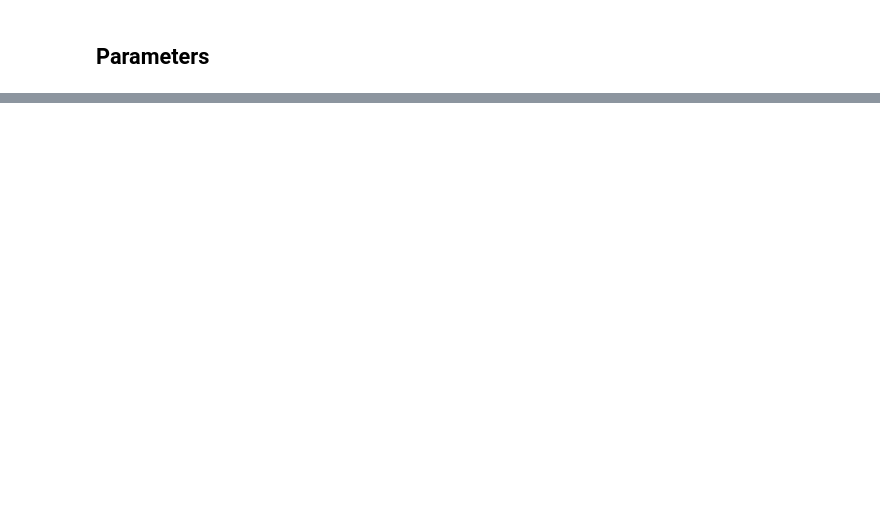
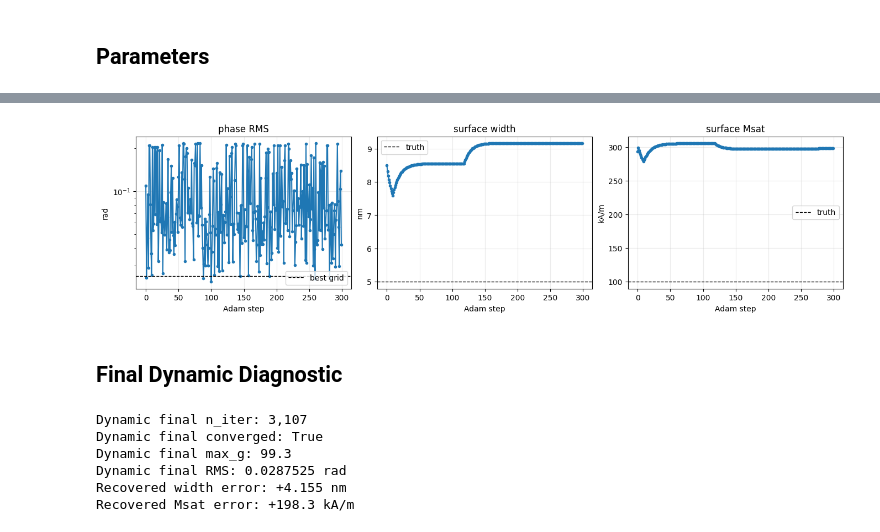
Before and after one commit to LiberTEM/LiberTEM-holo, a Jupyter notebook: notebooks/MBIR/neuralmag_cube_surface_fit.ipynb, the cells around one changed output, grey strips where cells are left out. Drawn from its saved outputs; the diff is of its cells as text; code cells hidden in the pictures; blank space fills up the shorter version.

Commit message:
first result in for fitting of cube

```diff
--- a/notebooks/MBIR/neuralmag_cube_surface_fit.ipynb
+++ b/notebooks/MBIR/neuralmag_cube_surface_fit.ipynb
@@ -425,0 +790,73 @@ plot_m_components_and_phase(
+# %%
+history = fit_result["history"]
+steps = np.array([row["step"] for row in history], dtype=np.int64)
+rms = np.array([row["loss"] for row in history], dtype=np.float64)
+width_hist = np.array([row["width_nm"] for row in history], dtype=np.float64)
+msat_hist = np.array([row["surface_msat_a_per_m"] for row in history], dtype=np.float64)
+
+fig, axs = plt.subplots(1, 3, figsize=(13.5, 3.5), constrained_layout=True)
+axs[0].semilogy(steps, np.maximum(rms, 1e-30), marker="o", ms=3)
+axs[0].axhline(best_grid_loss, color="k", lw=1.0, ls="--", label="best grid")
+axs[0].set_title("phase RMS")
+axs[0].set_xlabel("Adam step")
+axs[0].set_ylabel("rad")
+axs[0].grid(True, alpha=0.25)
+axs[0].legend()
+
+axs[1].plot(steps, width_hist, marker="o", ms=3)
+axs[1].axhline(truth_surface_width_nm, color="k", lw=1.0, ls="--", label="truth")
+axs[1].set_title("surface width")
+axs[1].set_xlabel("Adam step")
+axs[1].set_ylabel("nm")
+axs[1].grid(True, alpha=0.25)
+axs[1].legend()
+
+axs[2].plot(steps, msat_hist / 1e3, marker="o", ms=3)
+axs[2].axhline(truth_surface_msat_a_per_m / 1e3, color="k", lw=1.0, ls="--", label="truth")
+axs[2].set_title("surface Msat")
+axs[2].set_xlabel("Adam step")
+axs[2].set_ylabel("kA/m")
+axs[2].grid(True, alpha=0.25)
+axs[2].legend()
+plt.show()
+# %% [output]
+[figure, added]
+# %% [markdown]
+## Final Dynamic Diagnostic
+# %%
+final_ms_field, final_kc_field = fit_material_fields(
+    fit_result["width_nm"],
+    fit_result["surface_msat_a_per_m"],
+)
+final_m_node, final_info = fit_minimizer.solve(
+    input_m_node,
+    final_ms_field,
+    final_kc_field,
+    tol=fit_inner_tol,
+    max_iter=fit_dynamic_max_iter,
+    return_info=True,
+)
+final_m_cell_dynamic = np.asarray(jax.device_get(cell_from_node_jax(final_m_node)), dtype=np.float64)
+final_phase_yx = np.asarray(jax.device_get(phase_from_cell_jax(
+    jnp.asarray(final_m_cell_dynamic, dtype=solver_dtype),
+    final_ms_field
+)), dtype=np.float64)
+final_phase_crop = final_phase_yx[target_crop_y, target_crop_x]
+final_dynamic_rms = float(np.asarray(jax.device_get(mean_subtracted_rms(
+    jnp.asarray(final_phase_crop, dtype=solver_dtype),
+    target_phase_crop_jax,
+))))
+
+print(f"Dynamic final n_iter: {int(np.asarray(final_info['n_iter'])):,}")
+print(f"Dynamic final converged: {bool(np.asarray(final_info['converged']))}")
+print(f"Dynamic final max_g: {float(np.asarray(final_info['max_g'])):.3g}")
+print(f"Dynamic final RMS: {final_dynamic_rms:.6g} rad")
+print(f"Recovered width error: {fit_result['width_nm'] - truth_surface_width_nm:+.4g} nm")
+print(f"Recovered Msat error: {(fit_result['surface_msat_a_per_m'] - truth_surface_msat_a_per_m) / 1e3:+.4g} kA/m")
+# %% [output]
+Dynamic final n_iter: 3,107
+Dynamic final converged: True
+Dynamic final max_g: 99.3
+Dynamic final RMS: 0.0287525 rad
+Recovered width error: +4.155 nm
+Recovered Msat error: +198.3 kA/m
```
Also changed, not shown: parts of 30 cells of this notebook.
